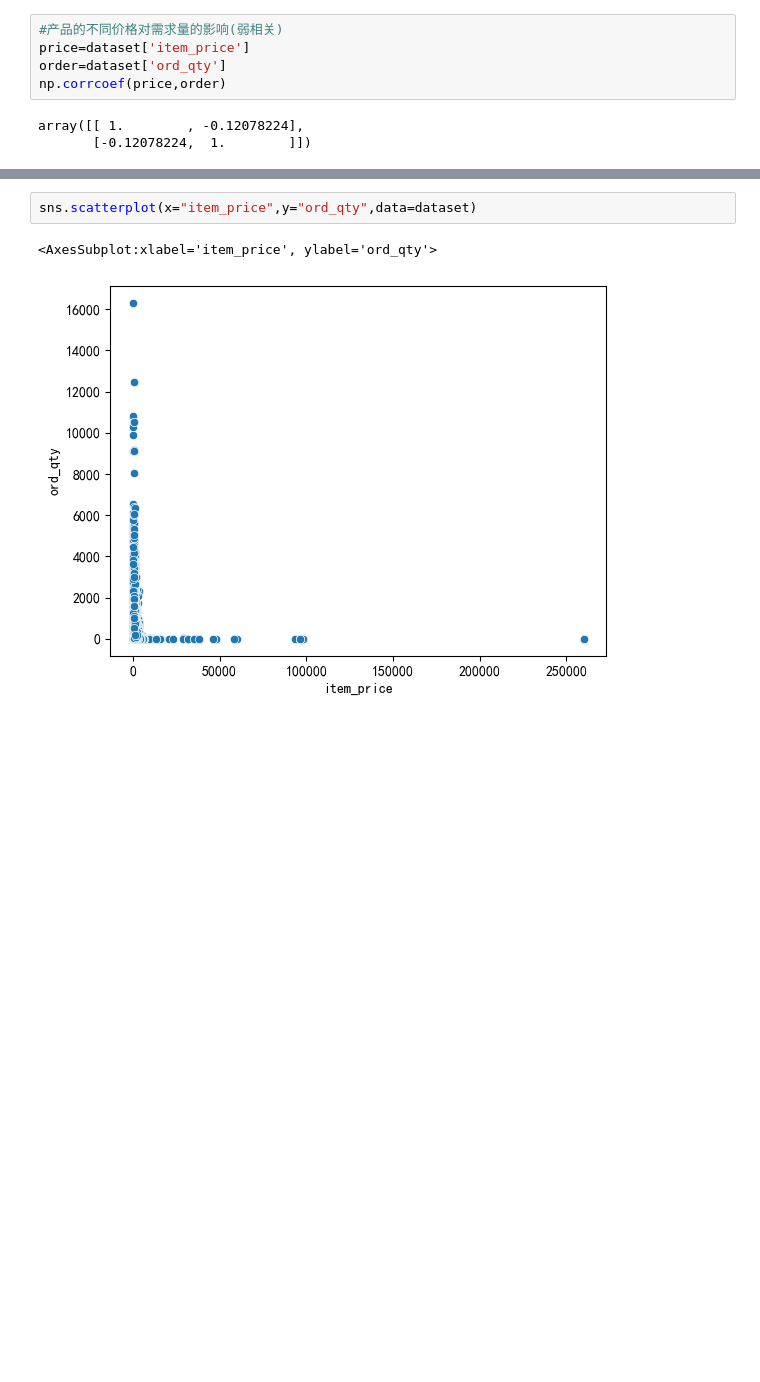
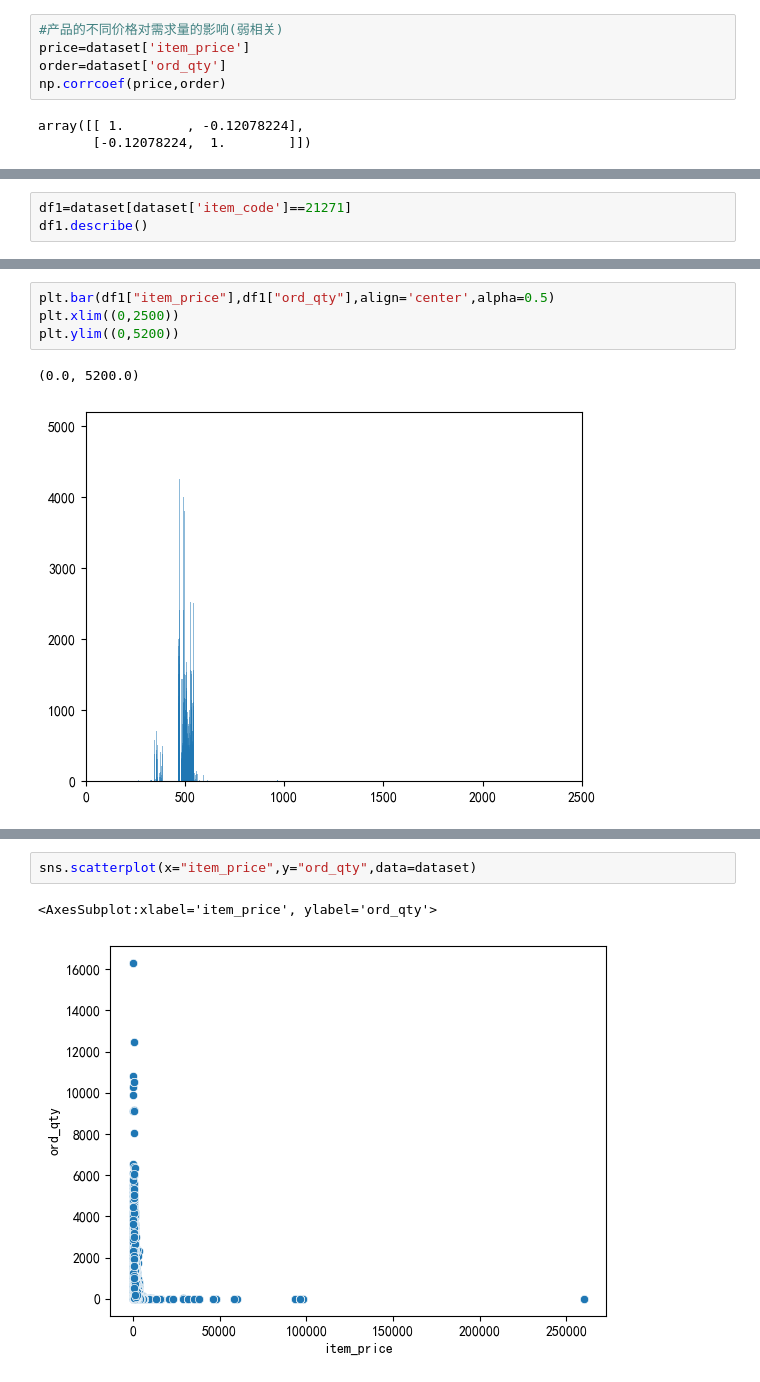
Before and after one commit to jywang616/Data-analysis-and-demand-forecasting-of-product-orders, a Jupyter notebook: Data_Anaylsis.ipynb, the cells around one changed output, grey strips where cells are left out. Cells and saved outputs as stored; diff of their text form; blank space fills up the shorter version.

```diff
--- a/Data_Anaylsis.ipynb
+++ b/Data_Anaylsis.ipynb
@@ -69,0 +94,3 @@ array([[ 1.        , -0.12078224],
+# %%
+df1=dataset[dataset['item_code']==21271]
+df1.describe()
@@ -69,0 +107,7 @@ array([[ 1.        , -0.12078224],
+# %%
+plt.bar(df1["item_price"],df1["ord_qty"],align='center',alpha=0.5)
+plt.xlim((0,2500))
+plt.ylim((0,5200))
+# %% [output]
+(0.0, 5200.0)
+[figure, added]
```
Also changed, not shown: parts of 20 cells of this notebook, 1 other file.
